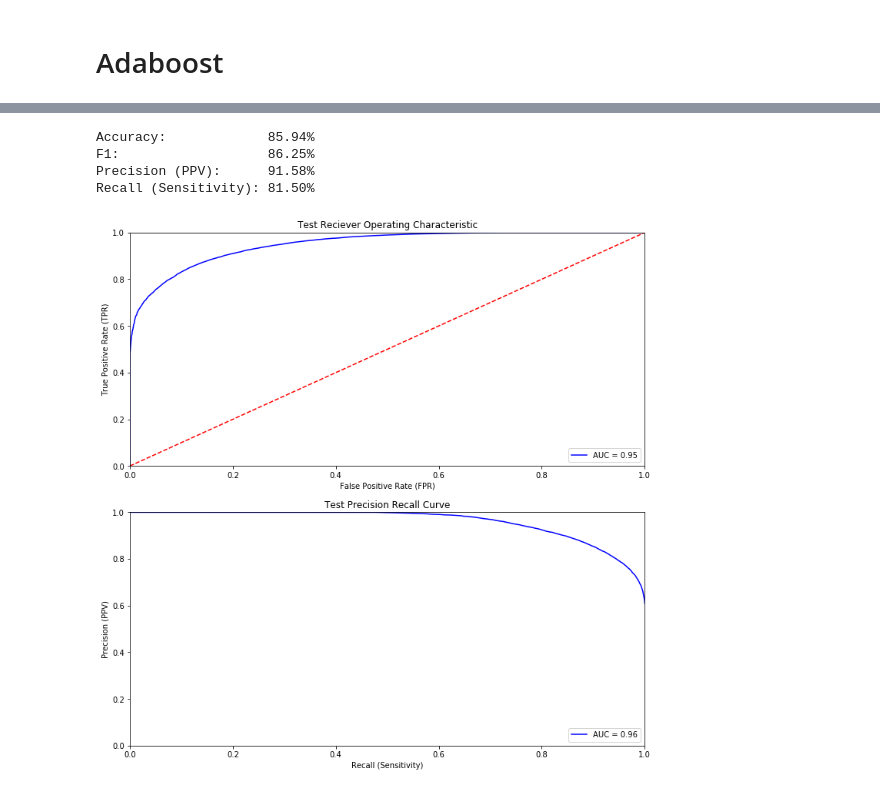
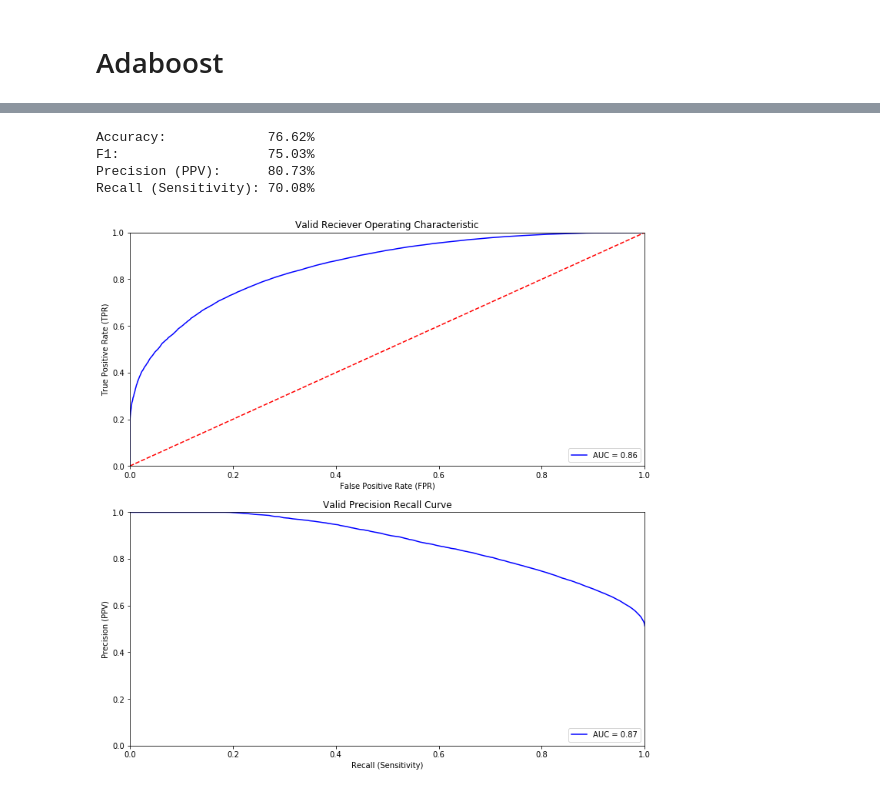
Before and after one commit to fredmell/CS229Project, a Jupyter notebook: python/Initial_Modeling.ipynb, the cells around one changed output, grey strips where cells are left out. Saved outputs shown, nothing was run; the diff lists cells and outputs as text; code cells hidden in the pictures.

```diff
--- a/python/Initial_Modeling.ipynb
+++ b/python/Initial_Modeling.ipynb
@@ -186,8 +186,8 @@ Time to train: 144.83
 # %%
-adaboost.test()
+adaboost.test(prob_set = "Valid")
 # %% [output]
-Accuracy:             85.94%
-F1:                   86.25%
-Precision (PPV):      91.58%
-Recall (Sensitivity): 81.50%
+Accuracy:             76.62%
+F1:                   75.03%
+Precision (PPV):      80.73%
+Recall (Sensitivity): 70.08%
-[figure, old version]
+[figure, new version]
```
Also changed, not shown: parts of 7 cells of this notebook.
